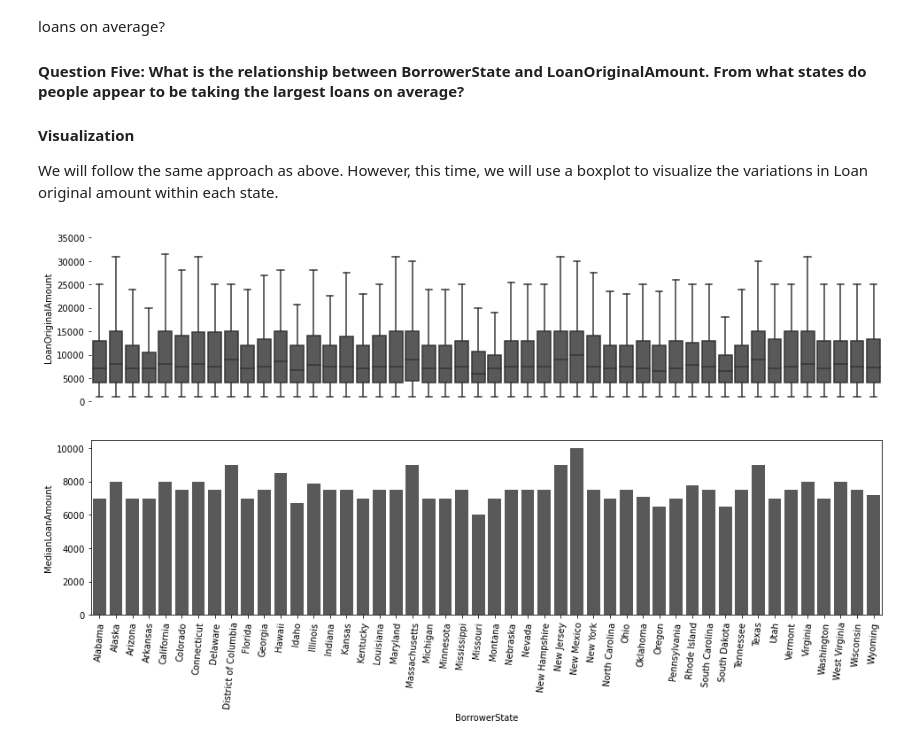
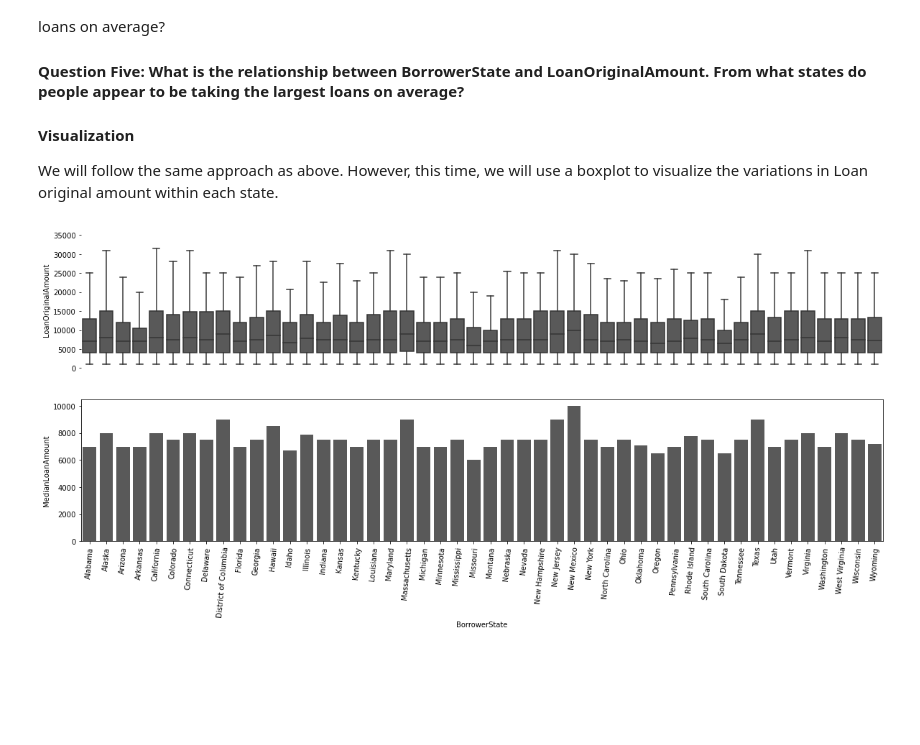
Before and after one commit to Lippins/Prosper-Loan-Data, a Jupyter notebook: exploration.ipynb, the cells around one changed output. Saved outputs shown, nothing was run; the diff lists cells and outputs as text; code cells hidden in the pictures; blank space fills up the shorter version.

```diff
--- a/exploration.ipynb
+++ b/exploration.ipynb
@@ -753,21 +753,21 @@ We will follow the same approach as above. However, this time, we will use a box
 # %%
 # Compute the median loan amount by listing category
 table = loan_df.groupby('BorrowerState')['LoanOriginalAmount'].median()
 table = table.reset_index(name='MedianLoanAmount')
 
 # Create boxplot visual
-plt.figure(figsize=(16, 8))
+plt.figure(figsize=(20, 8))
 plt.subplot(2,1,1)
 sns.boxplot(data=loan_df.sort_values(by='BorrowerState'), x='BorrowerState', y='LoanOriginalAmount',
             fliersize=0, color=colors[3])
 # Remove violinplot ticks, labels and spines
 plt.xticks([])
 plt.xlabel('')
 sns.despine(left=True, bottom=True)
 
 # Create barplot
 plt.subplot(2,1,2)
 sns.barplot(data=table, x='BorrowerState', y='MedianLoanAmount', ci=None, color=colors[3])
 plt.xticks(rotation= 85);
 # %% [output]
-[figure, old version]
+[figure, new version]
```
Also changed, not shown: parts of 13 cells of this notebook.
